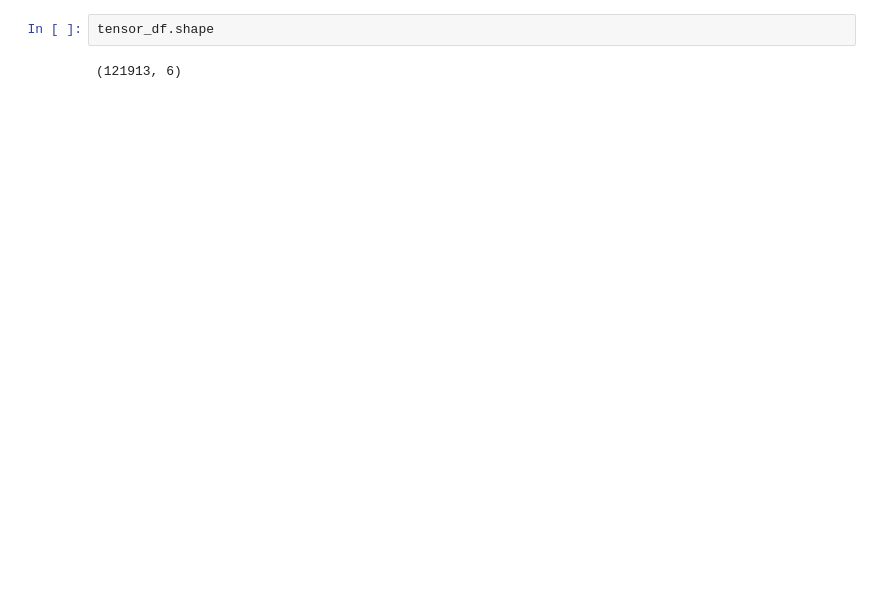
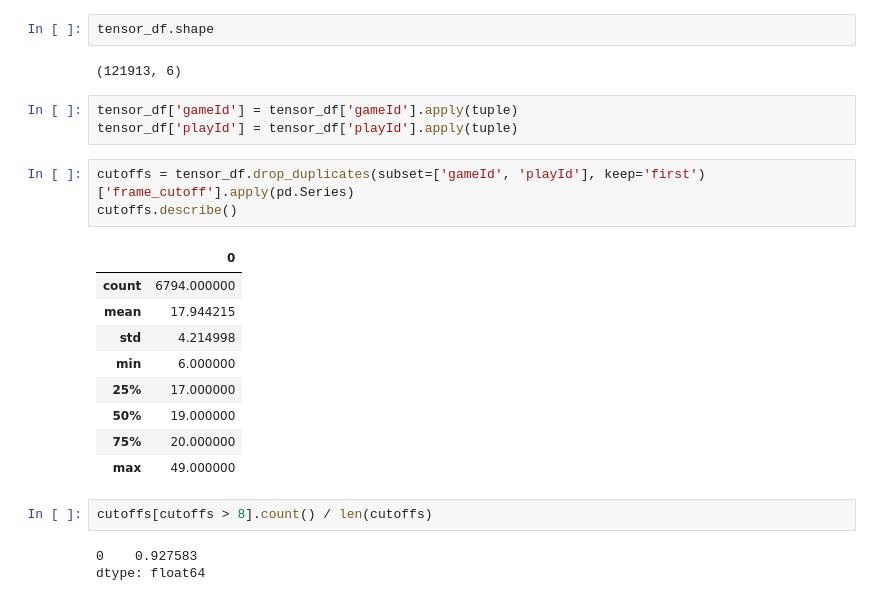
Before and after one commit to Andrew-Koulogeorge/NFL-Big-Data-Bowl, a Jupyter notebook: preprocessing/tensor_preprocessing_v2.ipynb, the cells around one changed output. Drawn from its saved outputs; the diff is of its cells as text; blank space fills up the shorter version.

```diff
--- a/preprocessing/tensor_preprocessing_v2.ipynb
+++ b/preprocessing/tensor_preprocessing_v2.ipynb
@@ -85,3 +85,24 @@ tensor_df.head()
 tensor_df.shape
 # %% [output]
 (121913, 6)
+# %%
+tensor_df['gameId'] = tensor_df['gameId'].apply(tuple)
+tensor_df['playId'] = tensor_df['playId'].apply(tuple)
+# %%
+cutoffs = tensor_df.drop_duplicates(subset=['gameId', 'playId'], keep='first')['frame_cutoff'].apply(pd.Series)
+cutoffs.describe()
+# %% [output]
+|  | 0 |
+| count | 6794.000000 |
+| mean | 17.944215 |
+| std | 4.214998 |
+| min | 6.000000 |
+| 25% | 17.000000 |
+| 50% | 19.000000 |
+| 75% | 20.000000 |
+| max | 49.000000 |
+# %%
+cutoffs[cutoffs > 8].count() / len(cutoffs)
+# %% [output]
+0    0.927583
+dtype: float64
```
Also changed, not shown: parts of 1 cell of this notebook, 3 other files.
